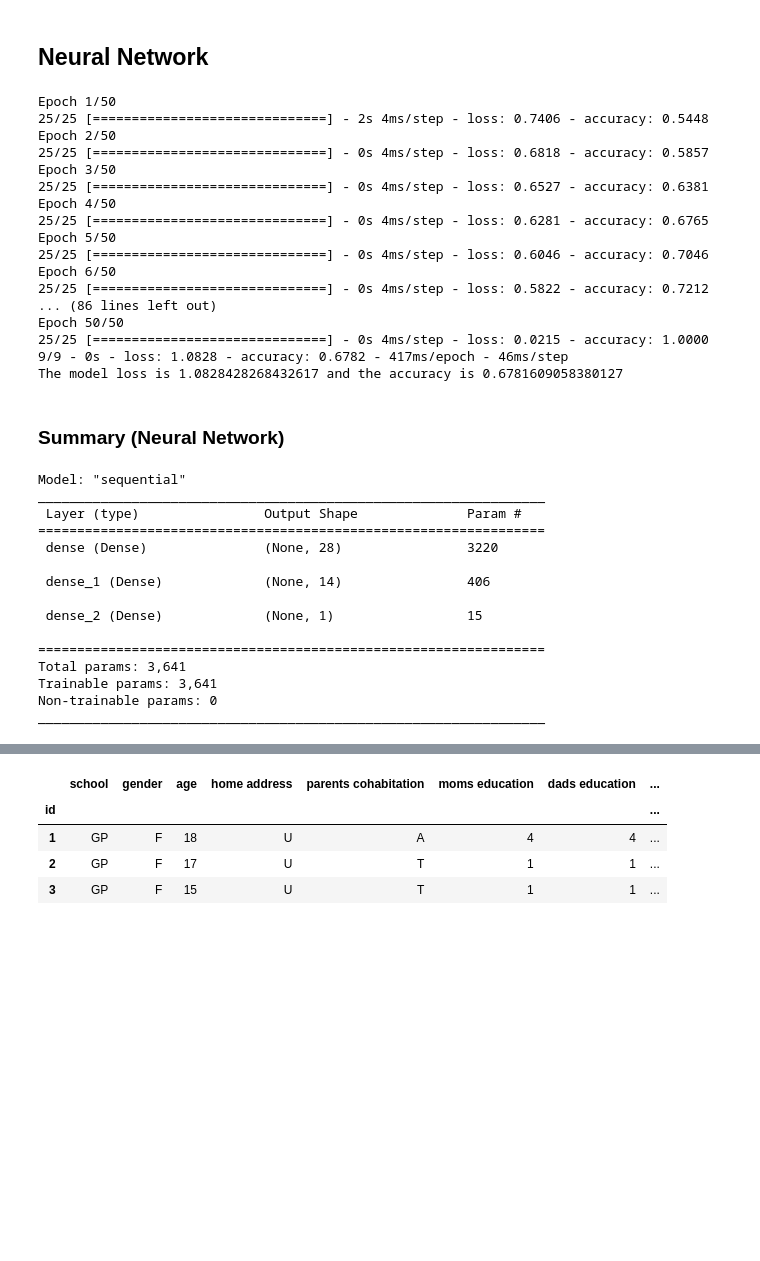
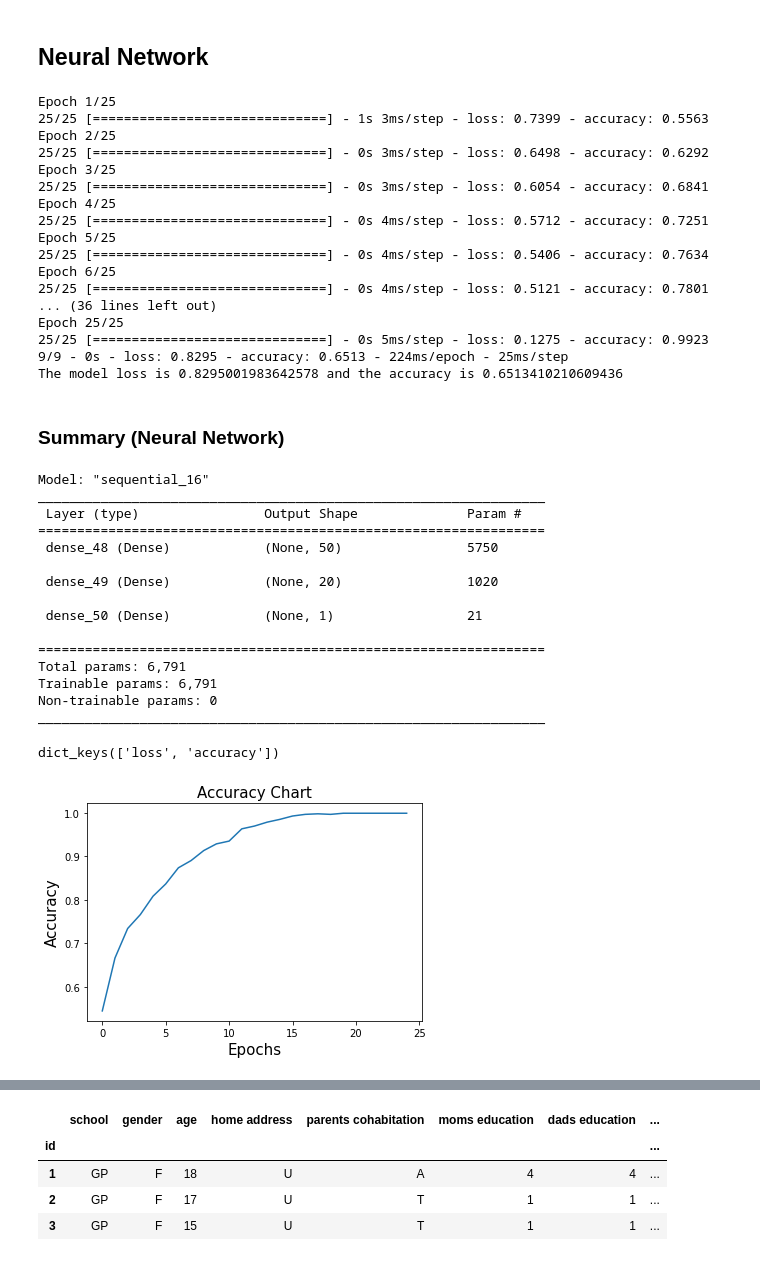
Before and after one commit to jaimiesj/health_outcomes, a Jupyter notebook: src/learn.ipynb, the cells around one changed output, grey strips where cells are left out. Cells and saved outputs as stored; diff of their text form; code cells hidden in the pictures; blank space fills up the shorter version.

Commit message:
more charts added

```diff
--- a/src/learn.ipynb
+++ b/src/learn.ipynb
@@ -458,8 +465,8 @@ weighted avg       0.78      0.78      0.77       261
 # define the model
 
 num_input_features = len(X_train_scaled[0])
-hidden_nodes_layer_1 = 28
-hidden_nodes_layer_2 = 14
+hidden_nodes_layer_1 = 40
+hidden_nodes_layer_2 = 20
 
 nn = tf.keras.models.Sequential()
 
@@ -474,46 +481,46 @@ nn.add(tf.keras.layers.Dense(units=1, activation='sigmoid'))
 
 nn.compile(loss='binary_crossentropy', optimizer='adam', metrics=['accuracy'])
 
-fit_model = nn.fit(X_train_scaled, y_train, epochs=50)
+fit_model = nn.fit(X_train_scaled, y_train, batch_size=32, epochs=25)
 
 model_loss, model_accuracy = nn.evaluate(X_test_scaled, y_test, verbose=2)
 
 print(f'The model loss is {model_loss} and the accuracy is {model_accuracy}')
 # %% [output]
-Epoch 1/50
-25/25 [==============================] - 2s 4ms/step - loss: 0.7406 - accuracy: 0.5448
-Epoch 2/50
-25/25 [==============================] - 0s 4ms/step - loss: 0.6818 - accuracy: 0.5857
-Epoch 3/50
-25/25 [==============================] - 0s 4ms/step - loss: 0.6527 - accuracy: 0.6381
-Epoch 4/50
-25/25 [==============================] - 0s 4ms/step - loss: 0.6281 - accuracy: 0.6765
-Epoch 5/50
-25/25 [==============================] - 0s 4ms/step - loss: 0.6046 - accuracy: 0.7046
-Epoch 6/50
-25/25 [==============================] - 0s 4ms/step - loss: 0.5822 - accuracy: 0.7212
-... (86 lines left out)
-Epoch 50/50
-25/25 [==============================] - 0s 4ms/step - loss: 0.0215 - accuracy: 1.0000
-9/9 - 0s - loss: 1.0828 - accuracy: 0.6782 - 417ms/epoch - 46ms/step
-The model loss is 1.0828428268432617 and the accuracy is 0.6781609058380127
+Epoch 1/25
+25/25 [==============================] - 1s 3ms/step - loss: 0.7399 - accuracy: 0.5563
+Epoch 2/25
+25/25 [==============================] - 0s 3ms/step - loss: 0.6498 - accuracy: 0.6292
+Epoch 3/25
+25/25 [==============================] - 0s 3ms/step - loss: 0.6054 - accuracy: 0.6841
+Epoch 4/25
+25/25 [==============================] - 0s 4ms/step - loss: 0.5712 - accuracy: 0.7251
+Epoch 5/25
+25/25 [==============================] - 0s 4ms/step - loss: 0.5406 - accuracy: 0.7634
+Epoch 6/25
+25/25 [==============================] - 0s 4ms/step - loss: 0.5121 - accuracy: 0.7801
+... (36 lines left out)
+Epoch 25/25
+25/25 [==============================] - 0s 5ms/step - loss: 0.1275 - accuracy: 0.9923
+9/9 - 0s - loss: 0.8295 - accuracy: 0.6513 - 224ms/epoch - 25ms/step
+The model loss is 0.8295001983642578 and the accuracy is 0.6513410210609436
 # %% [markdown]
 ### Summary (Neural Network)
 # %%
 nn.summary()
 # %% [output]
-Model: "sequential"
+Model: "sequential_16"
 _________________________________________________________________
  Layer (type)                Output Shape              Param #
 =================================================================
- dense (Dense)               (None, 28)                3220
+ dense_48 (Dense)            (None, 50)                5750
 
- dense_1 (Dense)             (None, 14)                406
+ dense_49 (Dense)            (None, 20)                1020
 
- dense_2 (Dense)             (None, 1)                 15
+ dense_50 (Dense)            (None, 1)                 21
 
 =================================================================
-Total params: 3,641
-Trainable params: 3,641
+Total params: 6,791
+Trainable params: 6,791
 Non-trainable params: 0
 _________________________________________________________________
@@ -519,0 +530,13 @@ _________________________________________________________________
+# %%
+history = fit_model.history
+print(history.keys())
+# %% [output]
+dict_keys(['loss', 'accuracy'])
+# %%
+plt.plot(history['accuracy'])
+plt.xlabel('Epochs', fontsize=15)
+plt.ylabel('Accuracy', fontsize=15)
+plt.title('Accuracy Chart', fontsize=15)
+plt.show()
+# %% [output]
+[figure, added]
```
Also changed, not shown: parts of 19 cells of this notebook.
